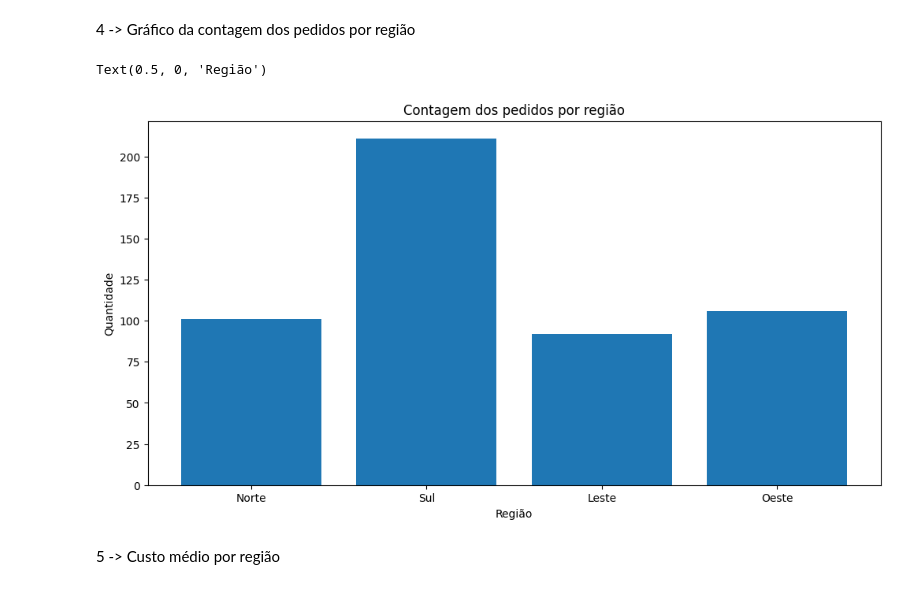
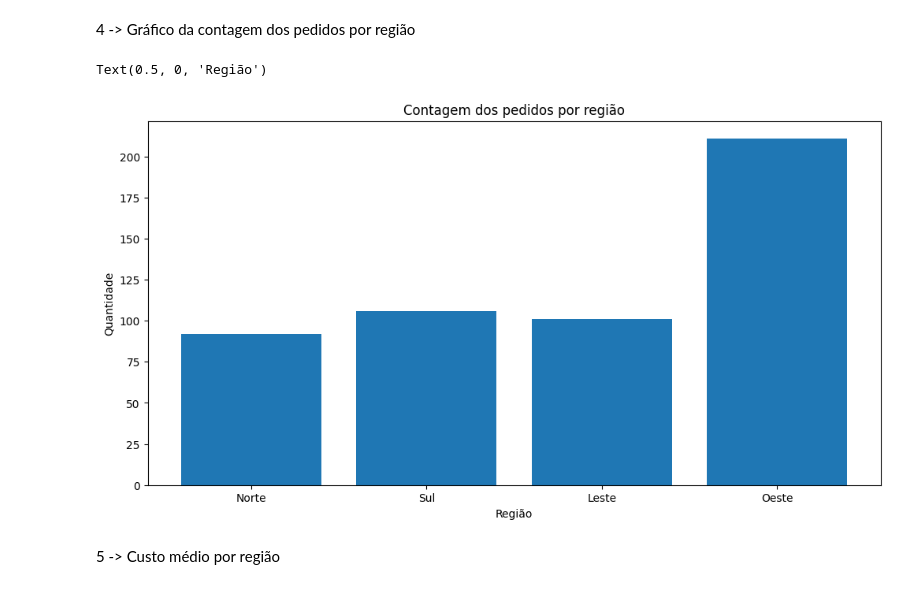
Before and after one commit to minhoca17/Analise, a Jupyter notebook: Análise.ipynb, the cells around one changed output. Cells and saved outputs as stored; diff of their text form; code cells hidden in the pictures.

```diff
--- a/Análise.ipynb
+++ b/Análise.ipynb
@@ -109,17 +109,17 @@ Quantidade de pedidos para região Sul = 106
 # %%
 plt.figure(figsize=(12,6))
 dados = {
     'Região': ['Norte', 'Sul', 'Leste', 'Oeste'],
-    'Quantidade': [Rl, Ro, Rn, Rs]
+    'Quantidade': [Rn, Rs, Rl, Ro]
 }
 dfn = pd.DataFrame(dados)
 plt.ylabel("Quantidade")
 plt.bar(dfn['Região'], dfn['Quantidade'])
 plt.title("Contagem dos pedidos por região")
 plt.xlabel("Região")
 # %% [output]
 Text(0.5, 0, 'Região')
-[figure, old version]
+[figure, new version]
 # %% [markdown]
 5 -> Custo médio por região
 # %%
```
